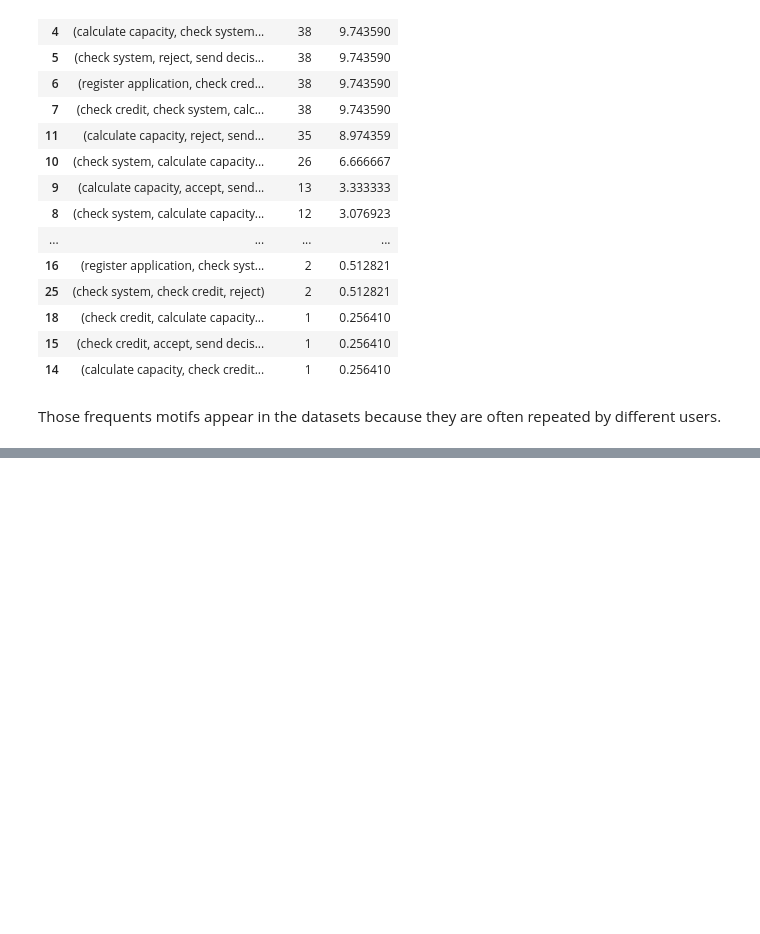
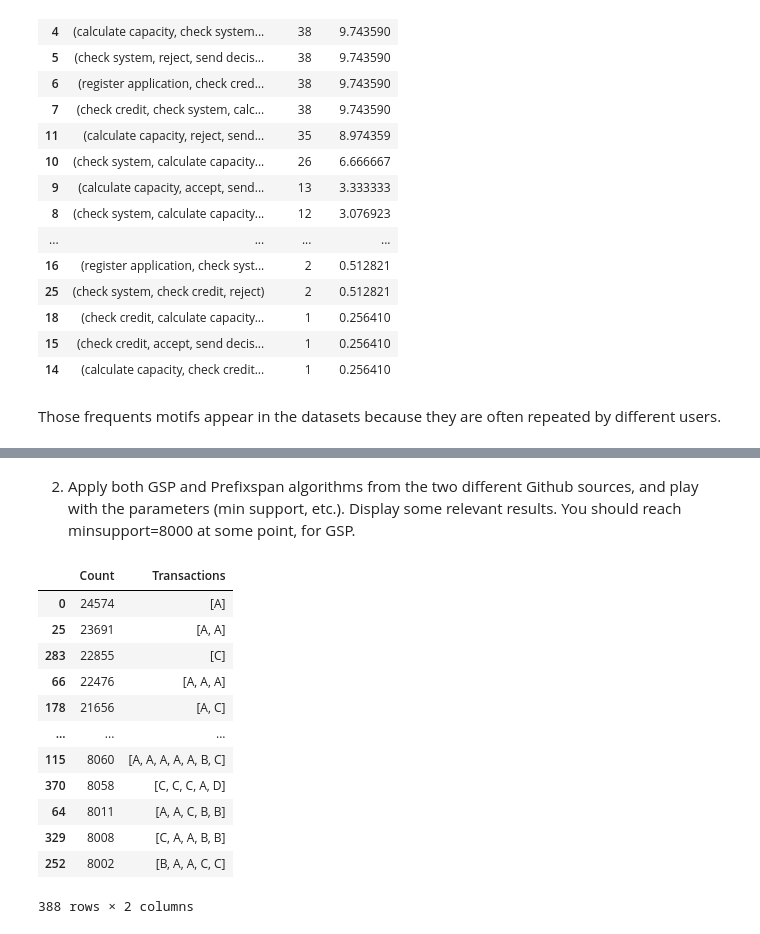
Before and after one commit to Zamanax/Pattern-Mining---B4, a Jupyter notebook: patternmining.ipynb, the cells around one changed output, grey strips where cells are left out. Drawn from its saved outputs; the diff is of its cells as text; code cells hidden in the pictures; blank space fills up the shorter version.

```diff
--- a/patternmining.ipynb
+++ b/patternmining.ipynb
@@ -372,0 +399,28 @@ Those frequents motifs appear in the datasets because they are often repeated by
+# %% [markdown]
+2. Apply both GSP and Prefixspan algorithms from the two different Github sources, and play with the parameters (min support, etc.). Display some relevant results. You should reach minsupport=8000 at some point, for GSP.
+# %%
+messageTransactions = pd.read_csv("Datasets/Sequential Data - Tinder messages/messages.db.transaction.csv", header=None)
+messageTransactions = messageTransactions[0].astype(str)
+messageTransactions = messageTransactions.str.split("").to_list()
+messageTransactions = [message[1:-1] for message in messageTransactions]
+# %%
+from prefixspan.api import PrefixSpan
+
+# Compute the frequent patterns for the tinder messages dataset
+ps = PrefixSpan(messageTransactions)
+# %%
+pd.DataFrame(ps.frequent(8000), columns=["Count", "Transactions"]).sort_values(by="Count", ascending=False)
+# %% [output]
+|  | Count | Transactions |
+| 0 | 24574 | [A] |
+| 25 | 23691 | [A, A] |
+| 283 | 22855 | [C] |
+| 66 | 22476 | [A, A, A] |
+| 178 | 21656 | [A, C] |
+| ... | ... | ... |
+| 115 | 8060 | [A, A, A, A, A, B, C] |
+| 370 | 8058 | [C, C, C, A, D] |
+| 64 | 8011 | [A, A, C, B, B] |
+| 329 | 8008 | [C, A, A, B, B] |
+| 252 | 8002 | [B, A, A, C, C] |
+388 rows × 2 columns
```
Also changed, not shown: parts of 29 cells of this notebook, 2 other files.
